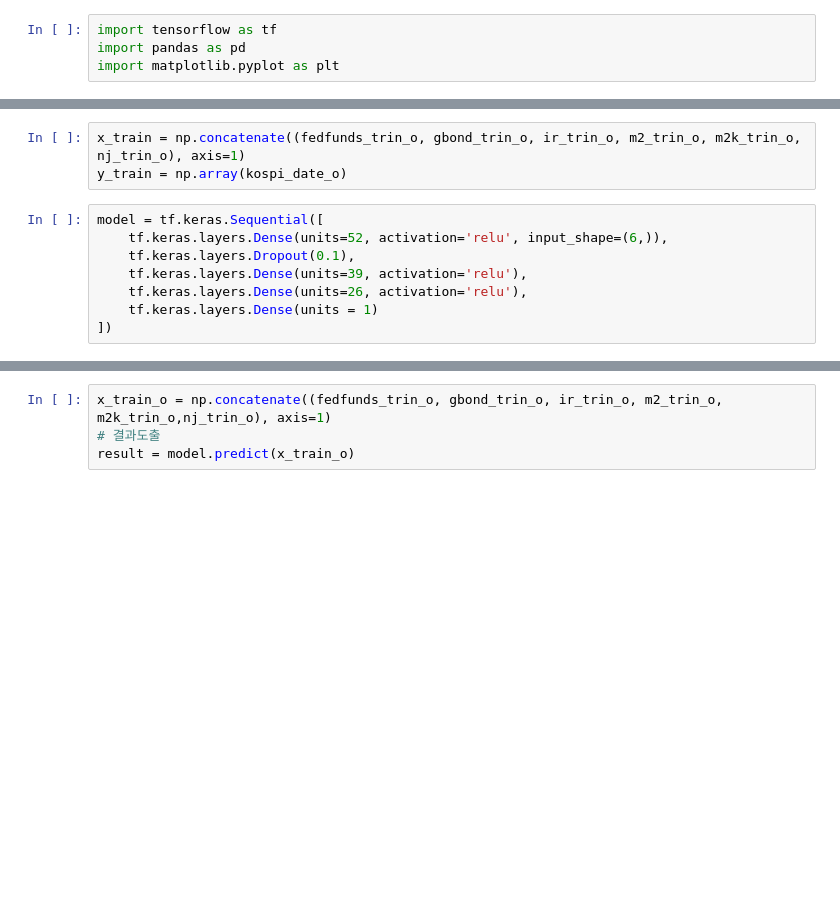
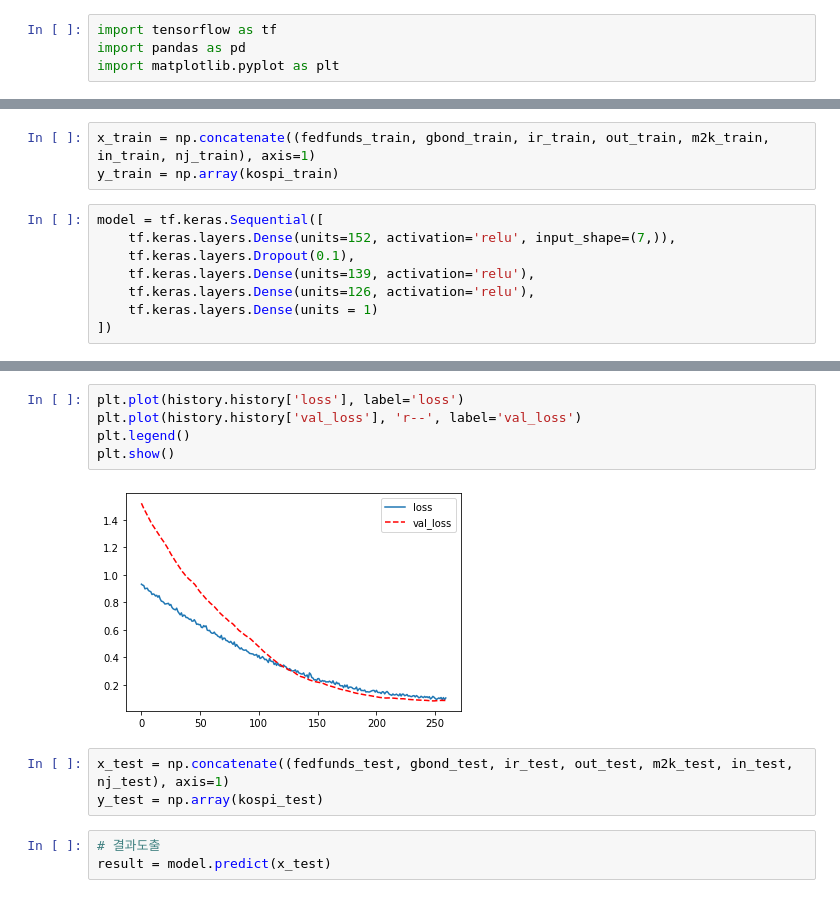
Before and after one commit to zarate02/deeplearn_open, a Jupyter notebook: kospi_price/source.ipynb, the cells around one changed output, grey strips where cells are left out. Saved outputs shown, nothing was run; the diff lists cells and outputs as text; blank space fills up the shorter version.

```diff
--- a/kospi_price/source.ipynb
+++ b/kospi_price/source.ipynb
@@ -72,12 +214,12 @@ kospi_date_o.shape
 # %%
-x_train = np.concatenate((fedfunds_trin_o, gbond_trin_o, ir_trin_o, m2_trin_o, m2k_trin_o, nj_trin_o), axis=1)
-y_train = np.array(kospi_date_o)
+x_train = np.concatenate((fedfunds_train, gbond_train, ir_train, out_train, m2k_train, in_train, nj_train), axis=1)
+y_train = np.array(kospi_train)
 # %%
 model = tf.keras.Sequential([
-    tf.keras.layers.Dense(units=52, activation='relu', input_shape=(6,)),
+    tf.keras.layers.Dense(units=152, activation='relu', input_shape=(7,)),
     tf.keras.layers.Dropout(0.1),
-    tf.keras.layers.Dense(units=39, activation='relu'),
-    tf.keras.layers.Dense(units=26, activation='relu'),
+    tf.keras.layers.Dense(units=139, activation='relu'),
+    tf.keras.layers.Dense(units=126, activation='relu'),
     tf.keras.layers.Dense(units = 1)
 ])
 # %%
@@ -113,7 +275,16 @@ history = model.fit(
-# %%
-x_train_o = np.concatenate((fedfunds_trin_o, gbond_trin_o, ir_trin_o, m2_trin_o, m2k_trin_o,nj_trin_o), axis=1)
-# 결과도출
-result = model.predict(x_train_o)
+# %%
+plt.plot(history.history['loss'], label='loss')
+plt.plot(history.history['val_loss'], 'r--', label='val_loss')
+plt.legend()
+plt.show()
+# %% [output]
+[figure, added]
+# %%
+x_test = np.concatenate((fedfunds_test, gbond_test, ir_test, out_test, m2k_test, in_test, nj_test), axis=1)
+y_test = np.array(kospi_test)
+# %%
+# 결과도출
+result = model.predict(x_test)
 # %%
 result.shape
 # %% [output]
```
Also changed, not shown: parts of 25 cells of this notebook, 1 other file.
